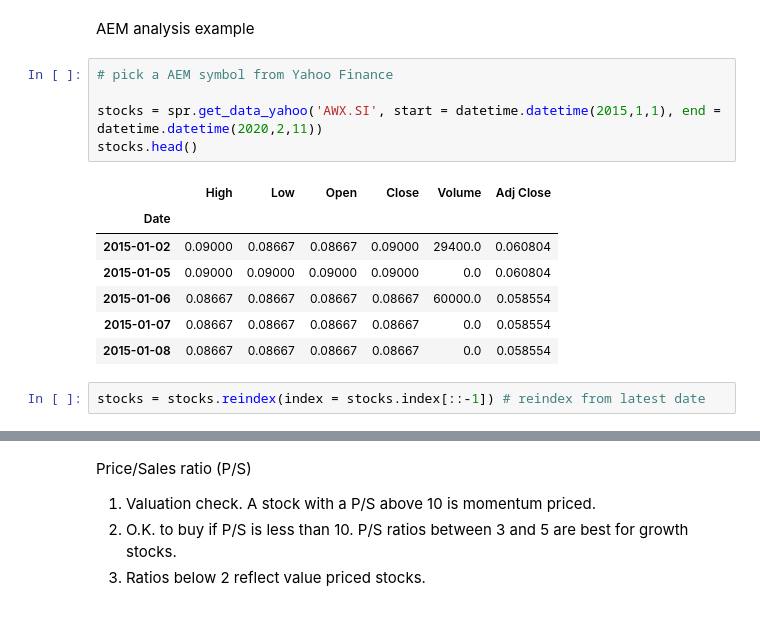
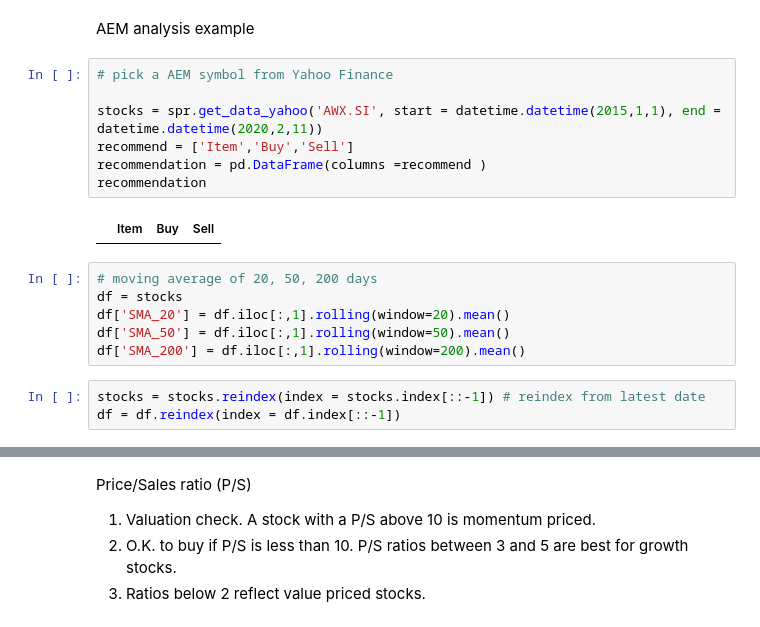
Before and after one commit to Felixwkk/stocks, a Jupyter notebook: stock_checklist.ipynb, the cells around one changed output, grey strips where cells are left out. Cells and saved outputs as stored; diff of their text form.

```diff
--- a/stock_checklist.ipynb
+++ b/stock_checklist.ipynb
@@ -22,18 +22,21 @@ AEM analysis example
 # %%
 # pick a AEM symbol from Yahoo Finance
 
 stocks = spr.get_data_yahoo('AWX.SI', start = datetime.datetime(2015,1,1), end = datetime.datetime(2020,2,11))
-stocks.head()
+recommend = ['Item','Buy','Sell']
+recommendation = pd.DataFrame(columns =recommend )
+recommendation
 # %% [output]
-|  | High | Low | Open | Close | Volume | Adj Close |
-| Date |  |  |  |  |  |  |
-| 2015-01-02 | 0.09000 | 0.08667 | 0.08667 | 0.09000 | 29400.0 | 0.060804 |
-| 2015-01-05 | 0.09000 | 0.09000 | 0.09000 | 0.09000 | 0.0 | 0.060804 |
-| 2015-01-06 | 0.08667 | 0.08667 | 0.08667 | 0.08667 | 60000.0 | 0.058554 |
-| 2015-01-07 | 0.08667 | 0.08667 | 0.08667 | 0.08667 | 0.0 | 0.058554 |
-| 2015-01-08 | 0.08667 | 0.08667 | 0.08667 | 0.08667 | 0.0 | 0.058554 |
+|  | Item | Buy | Sell |
+# %%
+# moving average of 20, 50, 200 days
+df = stocks
+df['SMA_20'] = df.iloc[:,1].rolling(window=20).mean()
+df['SMA_50'] = df.iloc[:,1].rolling(window=50).mean()
+df['SMA_200'] = df.iloc[:,1].rolling(window=200).mean()
 # %%
 stocks = stocks.reindex(index = stocks.index[::-1]) # reindex from latest date
+df = df.reindex(index = df.index[::-1])
 # %%
 stocks.head()
 # %% [output]
```
Also changed, not shown: parts of 30 cells of this notebook.
